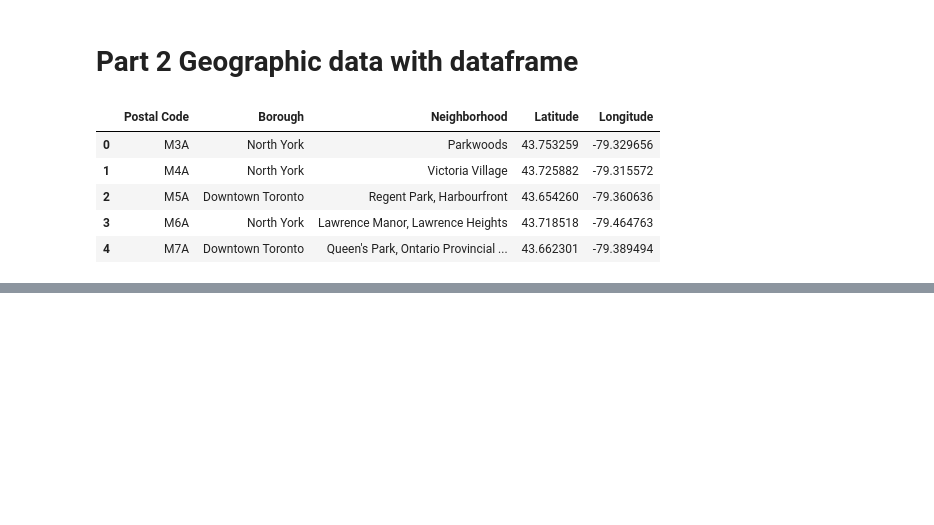
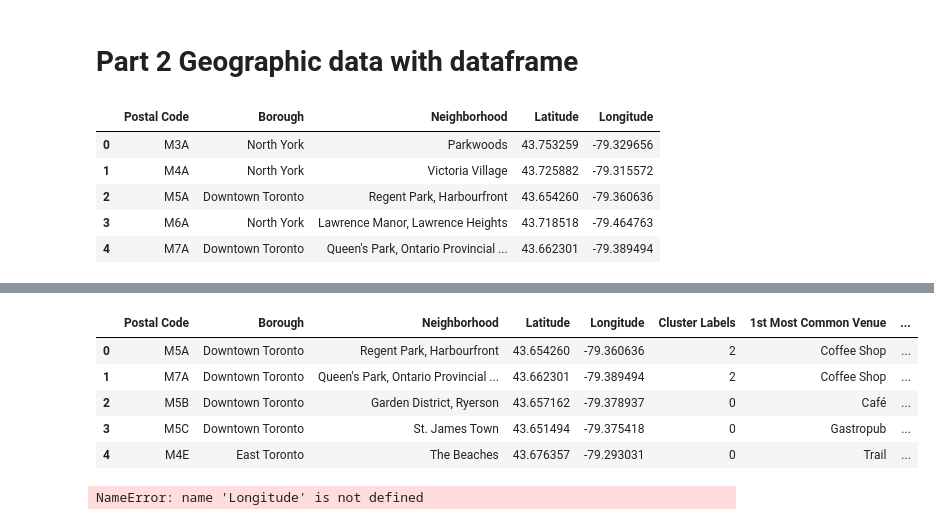
Before and after one commit to bhattronak1/Watson-studio, a Jupyter notebook: Segmenting and clustering.ipynb, the cells around one changed output, grey strips where cells are left out. Drawn from its saved outputs; the diff is of its cells as text; code cells hidden in the pictures; blank space fills up the shorter version.

```diff
--- a/Segmenting and clustering.ipynb
+++ b/Segmenting and clustering.ipynb
@@ -55,0 +195,3 @@ D.head()
+# %%
+Toronto_grouped = Toronto_onehot.groupby('Neighborhood').mean().reset_index()
+Toronto_grouped.head()
@@ -55,0 +218,27 @@ D.head()
+# %%
+def return_most_common_venues(row, num_top_venues):
+    row_categories = row.iloc[1:]
+    row_categories_sorted = row_categories.sort_values(ascending=False)
+
+    return row_categories_sorted.index.values[0:num_top_venues]
+# %%
+num_top_venues = 10
+
+indicators = ['st', 'nd', 'rd']
+
+# create columns according to number of top venues
+columns = ['Neighborhood']
+for ind in np.arange(num_top_venues):
+    try:
+        columns.append('{}{} Most Common Venue'.format(ind+1, indicators[ind]))
+    except:
+        columns.append('{}th Most Common Venue'.format(ind+1))
+
+# create a new dataframe
+neighborhoods_venues_sorted = pd.DataFrame(columns=columns)
+neighborhoods_venues_sorted['Neighborhood'] = Toronto_grouped['Neighborhood']
+
+for ind in np.arange(Toronto_grouped.shape[0]):
+    neighborhoods_venues_sorted.iloc[ind, 1:] = return_most_common_venues(Toronto_grouped.iloc[ind, :], num_top_venues)
+
+neighborhoods_venues_sorted.head()
@@ -55,0 +252,44 @@ D.head()
+# %%
+# add clustering labels
+neighborhoods_venues_sorted.insert(0, 'Cluster Labels', kmeans.labels_)
+
+Toronto_merged = Toronto_data
+
+# merge toronto_grouped with toronto_data to add latitude/longitude for each neighborhood
+Toronto_merged = Toronto_merged.join(neighborhoods_venues_sorted.set_index('Neighborhood'), on='Neighborhood')
+
+Toronto_merged.head() # check the last columns!
+# %% [output]
+|  | Postal Code | Borough | Neighborhood | Latitude | Longitude | Cluster Labels | 1st Most Common Venue | ... |
+| 0 | M5A | Downtown Toronto | Regent Park, Harbourfront | 43.654260 | -79.360636 | 2 | Coffee Shop | ... |
+| 1 | M7A | Downtown Toronto | Queen's Park, Ontario Provincial ... | 43.662301 | -79.389494 | 2 | Coffee Shop | ... |
+| 2 | M5B | Downtown Toronto | Garden District, Ryerson | 43.657162 | -79.378937 | 0 | Café | ... |
+| 3 | M5C | Downtown Toronto | St. James Town | 43.651494 | -79.375418 | 0 | Gastropub | ... |
+| 4 | M4E | East Toronto | The Beaches | 43.676357 | -79.293031 | 0 | Trail | ... |
+# %%
+# create map
+import folium
+map_clusters = folium.Map(location=[Longitude, Longitude], zoom_start=11)
+
+# set color scheme for the clusters
+x = np.arange(kclusters)
+ys = [i + x + (i*x)**2 for i in range(kclusters)]
+colors_array = cm.rainbow(np.linspace(0, 1, len(ys)))
+rainbow = [colors.rgb2hex(i) for i in colors_array]
+
+# add markers to the map
+markers_colors = []
+for lat, lon, poi, cluster in zip(Toronto_merged['Latitude'], Toronto_merged['Longitude'], Toronto_merged['Neighborhood'], Toronto_merged['Cluster Labels']):
+    label = folium.Popup(str(poi) + ' Cluster ' + str(cluster), parse_html=True)
+    folium.CircleMarker(
+        [lat, lon],
+        radius=5,
+        popup=label,
+        color=rainbow[cluster-1],
+        fill=True,
+        fill_color=rainbow[cluster-1],
+        fill_opacity=0.7).add_to(map_clusters)
+
+map_clusters
+# %% [output]
+NameError: name 'Longitude' is not defined
```
Also changed, not shown: parts of 12 cells of this notebook.
